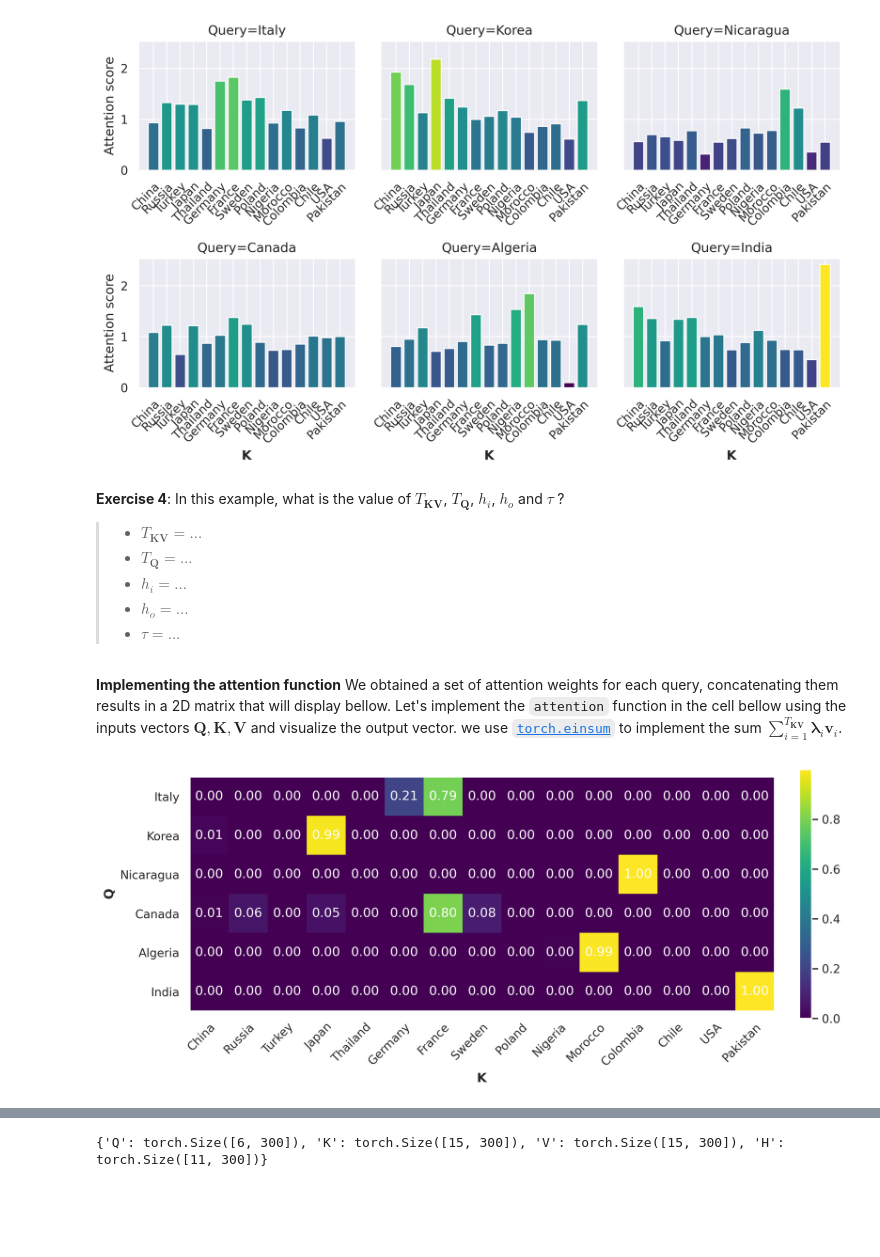
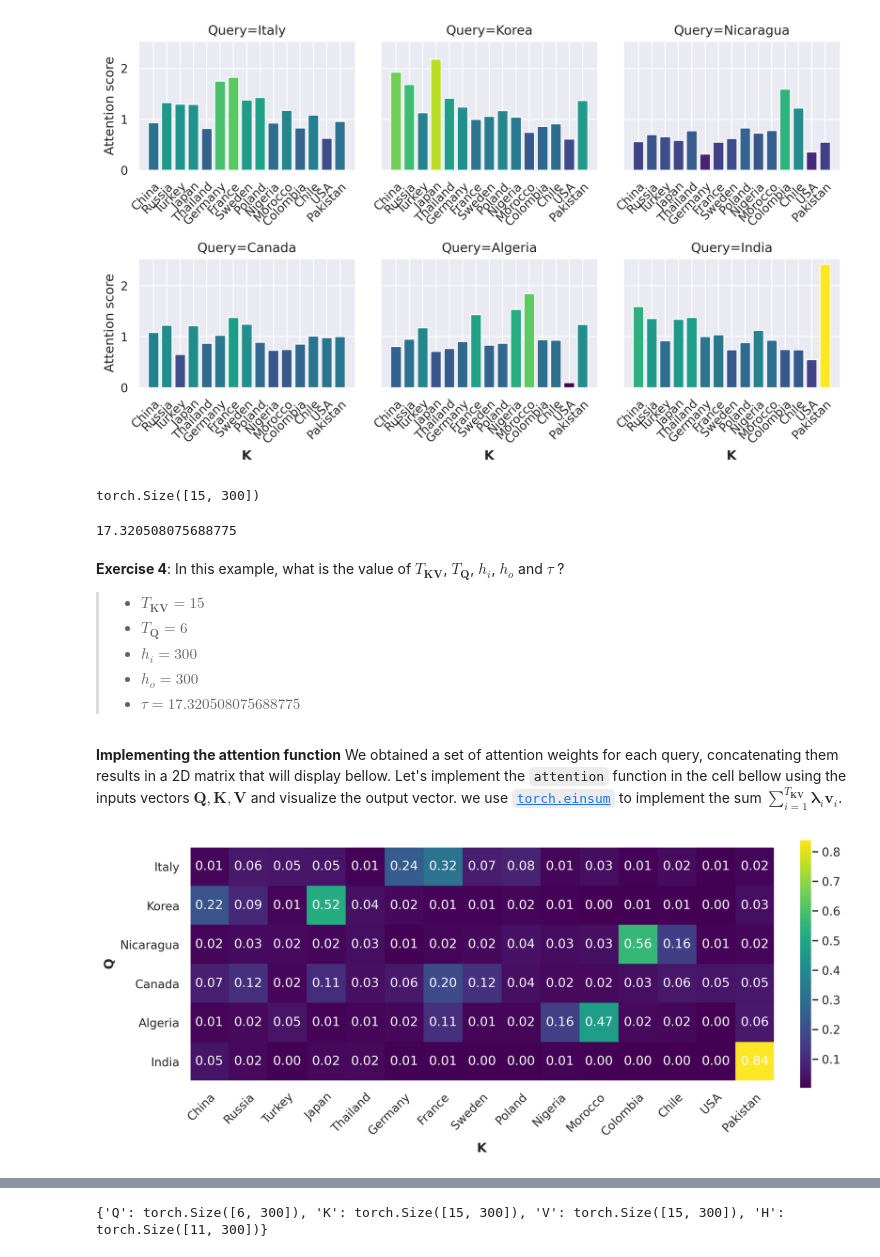
Before and after one commit to siddhijain25/02456-deep-learning-with-PyTorch, a Jupyter notebook: 5_Transformers/5_1_EXE_deep_learning_with_transformers.ipynb, the cells around one changed output, grey strips where cells are left out. Saved outputs shown, nothing was run; the diff lists cells and outputs as text; code cells hidden in the pictures; blank space fills up the shorter version.

```diff
--- a/5_Transformers/5_1_EXE_deep_learning_with_transformers.ipynb
+++ b/5_Transformers/5_1_EXE_deep_learning_with_transformers.ipynb
@@ -767,14 +766,22 @@ attention_weights = torch.stack(attention_weights)
 plot_attention_weights(attention_weights, queries_labels, keys_labels)
 # %% [output]
 [figure]
+# %%
+V.shape
+# %% [output]
+torch.Size([15, 300])
+# %%
+math.sqrt(float(Q.shape[-1]))
+# %% [output]
+17.320508075688775
 # %% [markdown]
 **Exercise 4**:  In this example, what is the value of $T_{\mathbf{K}\mathbf{V}}$, $T_{\mathbf{Q}}$, $h_i$, $h_o$ and $\tau$ ?
 
-> * $T_{\mathbf{K}\mathbf{V}} = ...$
-> * $T_{\mathbf{Q}} = ...$
-> * $h_i = ...$
-> * $h_o = ...$
-> * $\tau = ...$
+> * $T_{\mathbf{K}\mathbf{V}} = 15$
+> * $T_{\mathbf{Q}} = 6$
+> * $h_i = 300$
+> * $h_o = 300$
+> * $\tau = 17.320508075688775$
 # %% [markdown]
 **Implementing the attention function** We obtained a set of attention weights for each query, concatenating them results in a 2D matrix that will display bellow. Let's implement the `attention` function in the cell bellow using the inputs vectors $\mathbf{Q}, \mathbf{K}, \mathbf{V}$ and visualize the output vector. we use [`torch.einsum`](https://pytorch.org/docs/stable/generated/torch.einsum.html) to implement the sum $\sum_{i=1}^{T_{\mathbf{K}\mathbf{V}}} \mathbf{\lambda}_i \mathbf{v}_i$.
 # %%
@@ -795,35 +802,35 @@ def plot_attention_map(attention_map, queries_labels, keys_labels, print_values:
     ax.set_xticklabels(keys_labels)
     plt.setp(ax.get_xticklabels(), rotation=45, ha="right",
             rotation_mode="anchor")
 
     # Loop over data dimensions and create text annotations.
     if print_values:
         for i in range(len(queries_labels)):
             for j in range(len(keys_labels)):
                 text = ax.text(j, i, f"{attention_map[i, j]:.2f}",
                             ha="center", va="center", color="w")
 
     if color_bar:
       fig.colorbar(im, fraction=0.02, pad=0.04)
     fig.tight_layout()
 
 def attention(Q, K, V, tau=None):
     """A simple parallelized attention layer"""
     if tau is None:
         tau = math.sqrt(float(Q.shape[-1]))
     assert Q.shape[-1] == K.shape[-1]
     assert K.shape[0] == V.shape[0]
     attention_map = Q @ K.T / tau
     attention_weights = attention_map.softmax(dim=1)
     return torch.einsum("qk, kh -> qh", attention_weights, V), attention_weights
 
 # return the output of the attention
-output, attention_weights = attention(Q, K, V, tau=1.)
+output, attention_weights = attention(Q, K, V, tau=5)
 
 # plot the attention weights
 plot_attention_map(attention_weights, queries_labels, keys_labels, print_values=True)
 # %% [output]
-[figure, old version]
+[figure, new version]
 # %% [markdown]
 **Exercise 5**:  What effect has the parameter $\tau$ on the attention mechanism? What is happening when using a large value for $\tau$? using a small value for $\tau$? In the limits $\tau \rightarrow 0$ and $\tau \rightarrow \infty$
 
```
Also changed, not shown: parts of 9 cells of this notebook.
